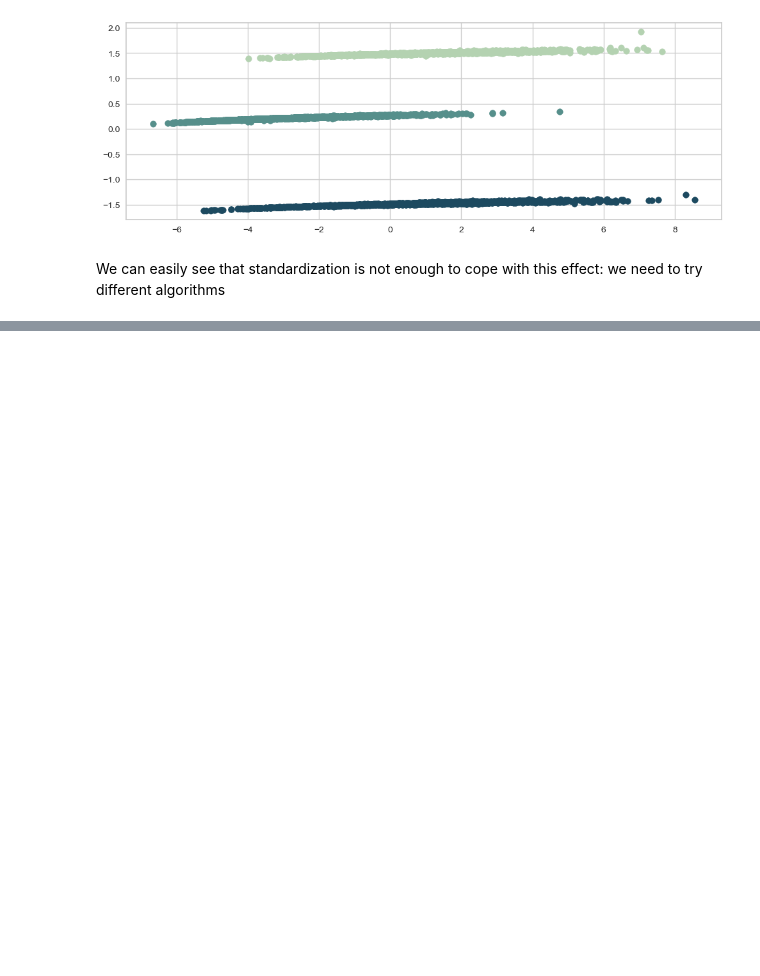
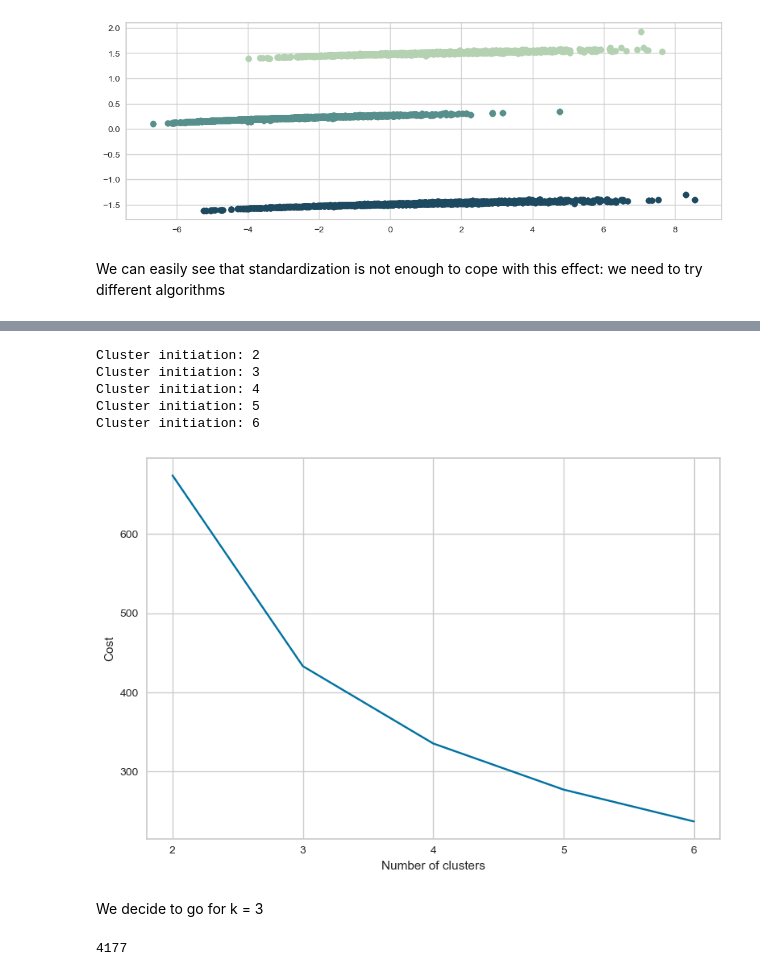
Before and after one commit to TommasoCapacci/DQ_Project_Clustering_2022, a Jupyter notebook: code/first_idea.ipynb, the cells around one changed output, grey strips where cells are left out. Drawn from its saved outputs; the diff is of its cells as text; code cells hidden in the pictures; blank space fills up the shorter version.

```diff
--- a/code/first_idea.ipynb
+++ b/code/first_idea.ipynb
@@ -303,0 +305,5 @@ We can easily see that standardization is not enough to cope with this effect: w
+# %%
+df = pd.read_csv("../datasets/abalone.csv")
+
+# Inspect the data type
+df.info()
@@ -303,0 +332,5 @@ We can easily see that standardization is not enough to cope with this effect: w
+# %%
+# Get the position of categorical columns
+catColumnsPos = [df.columns.get_loc(col) for col in list(df.select_dtypes('object').columns)]
+print('Categorical columns           : {}'.format(list(df.select_dtypes('object').columns)))
+print('Categorical columns position  : {}'.format(catColumnsPos))
@@ -303,0 +377,4 @@ We can easily see that standardization is not enough to cope with this effect: w
+# %%
+# Convert dataframe to matrix
+dfMatrix = df.to_numpy()
+dfMatrix
@@ -303,0 +389,37 @@ We can easily see that standardization is not enough to cope with this effect: w
+# %%
+from kmodes.kprototypes import KPrototypes
+
+# Choose optimal K using Elbow method
+cost = []
+for cluster in range(2, 7):
+    try:
+        kprototype = KPrototypes(n_jobs = -1, n_clusters = cluster, init = 'Huang', random_state = 0)
+        kprototype.fit_predict(dfMatrix, categorical = catColumnsPos)
+        cost.append(kprototype.cost_)
+        print('Cluster initiation: {}'.format(cluster))
+    except:
+        break
+
+fig, ax = plt.subplots()
+ax.plot(range(2, 7), cost, 'bx-')
+ax.set_xlabel('Number of clusters')
+ax.set_ylabel('Cost')
+plt.xticks(range(2, 7))
+plt.tight_layout()
+plt.show()
+# %% [output]
+Cluster initiation: 2
+Cluster initiation: 3
+Cluster initiation: 4
+Cluster initiation: 5
+Cluster initiation: 6
+[figure, added]
+# %% [markdown]
+We decide to go for k = 3
+# %%
+# Fit the cluster
+kprototype = KPrototypes(n_jobs = -1, n_clusters = 3, init = 'Huang', random_state = 0)
+kprototype.fit_predict(dfMatrix, categorical = catColumnsPos)
+len(kprototype.labels_)
+# %% [output]
+4177
```
Also changed, not shown: parts of 9 cells of this notebook.
